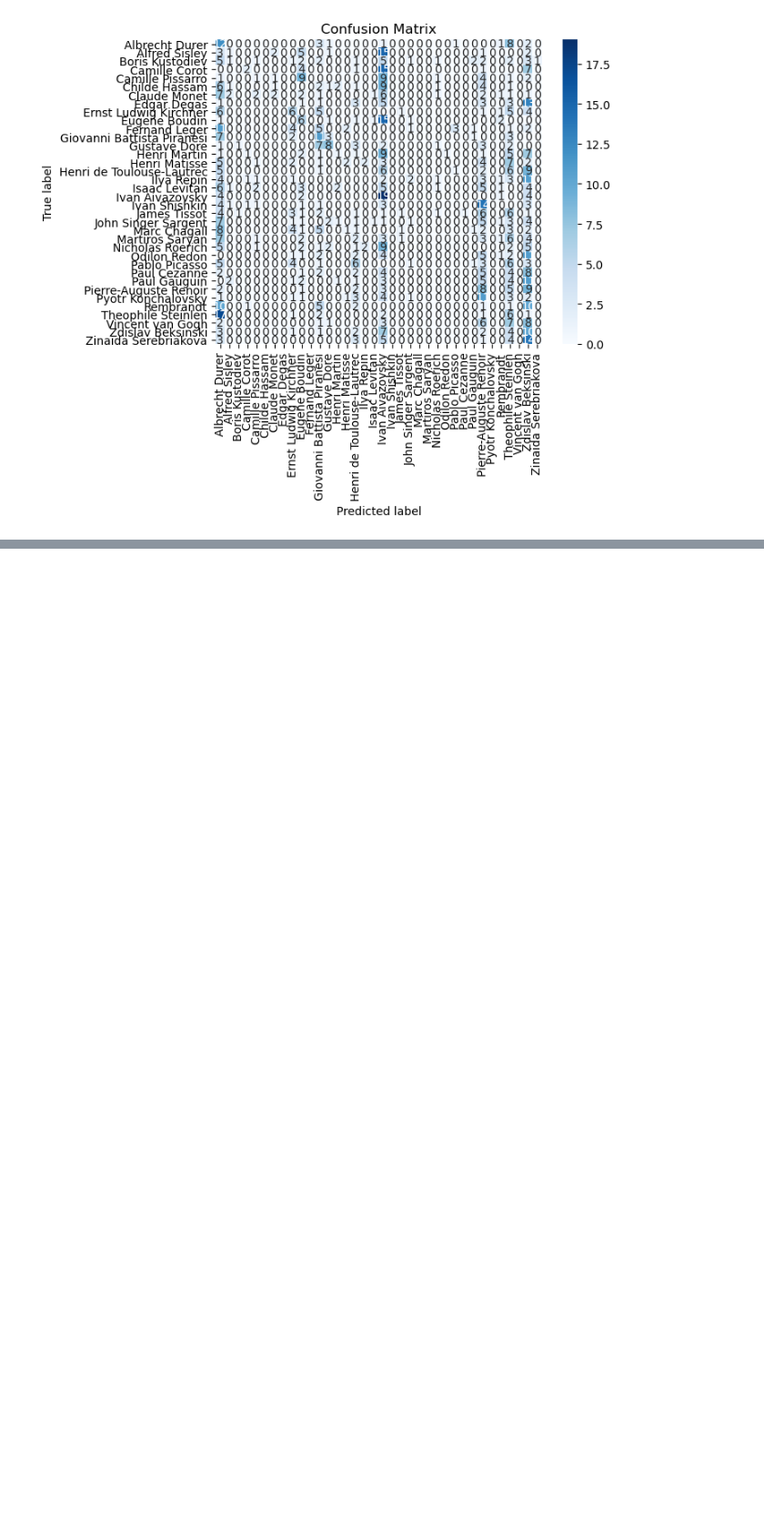
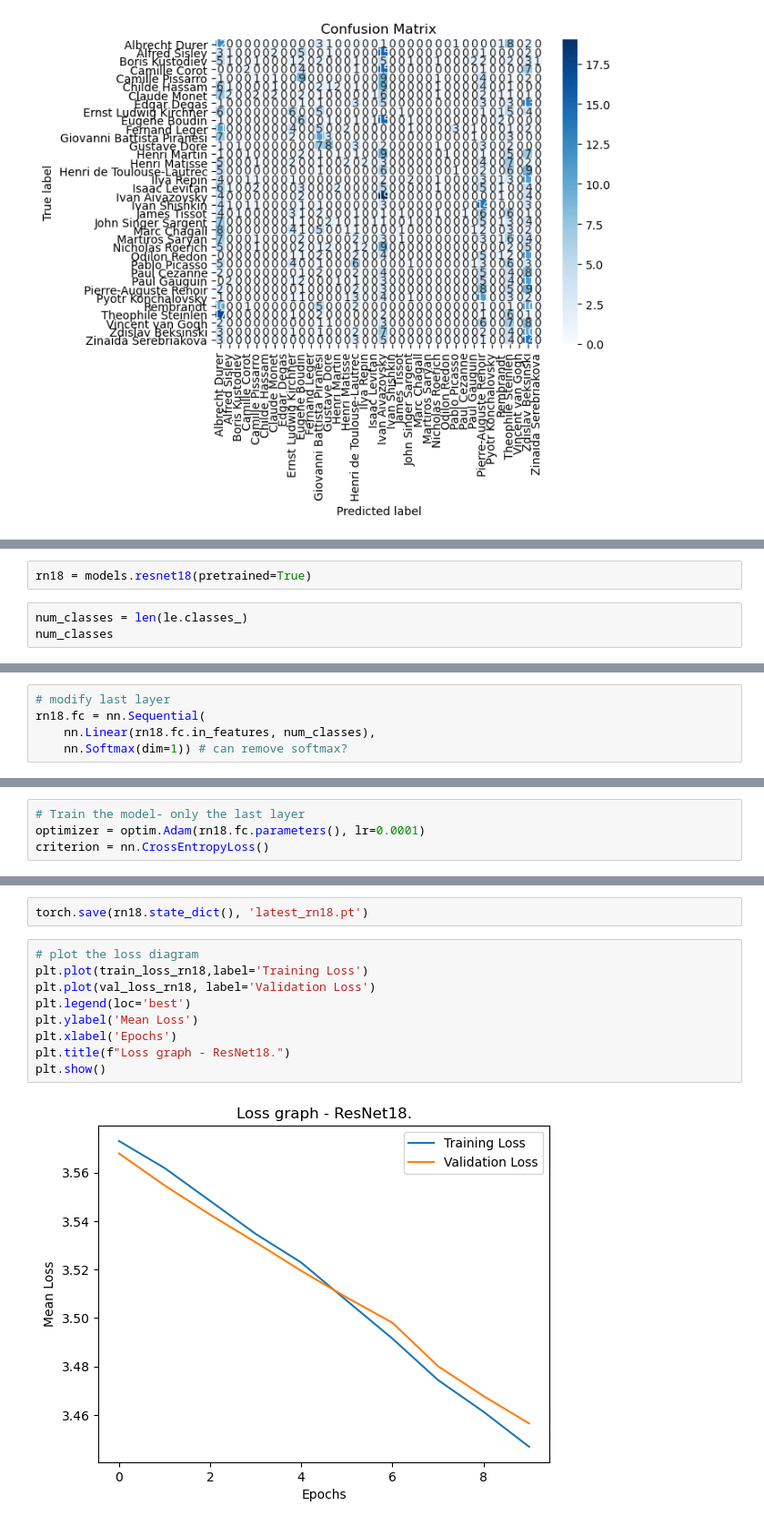
Before and after one commit to Aditikk00/artist-identification, a Jupyter notebook: FinalProj.ipynb, the cells around one changed output, grey strips where cells are left out. Shown at 91% size. Saved outputs shown, nothing was run; the diff lists cells and outputs as text; blank space fills up the shorter version.

Commit message:
resne18

```diff
--- a/FinalProj.ipynb
+++ b/FinalProj.ipynb
@@ -952,0 +957,5 @@ plt.show()
+# %%
+rn18 = models.resnet18(pretrained=True)
+# %%
+num_classes = len(le.classes_)
+num_classes
@@ -952,0 +964,5 @@ plt.show()
+# %%
+# modify last layer
+rn18.fc = nn.Sequential(
+    nn.Linear(rn18.fc.in_features, num_classes),
+    nn.Softmax(dim=1)) # can remove softmax?
@@ -952,0 +975,4 @@ plt.show()
+# %%
+# Train the model- only the last layer
+optimizer = optim.Adam(rn18.fc.parameters(), lr=0.0001)
+criterion = nn.CrossEntropyLoss()
@@ -952,0 +1053,13 @@ plt.show()
+# %%
+torch.save(rn18.state_dict(), 'latest_rn18.pt')
+# %%
+# plot the loss diagram
+plt.plot(train_loss_rn18,label='Training Loss')
+plt.plot(val_loss_rn18, label='Validation Loss')
+plt.legend(loc='best')
+plt.ylabel('Mean Loss')
+plt.xlabel('Epochs')
+plt.title(f"Loss graph - ResNet18.")
+plt.show()
+# %% [output]
+[figure, added]
```
Also changed, not shown: parts of 13 cells of this notebook, 4 other files.
